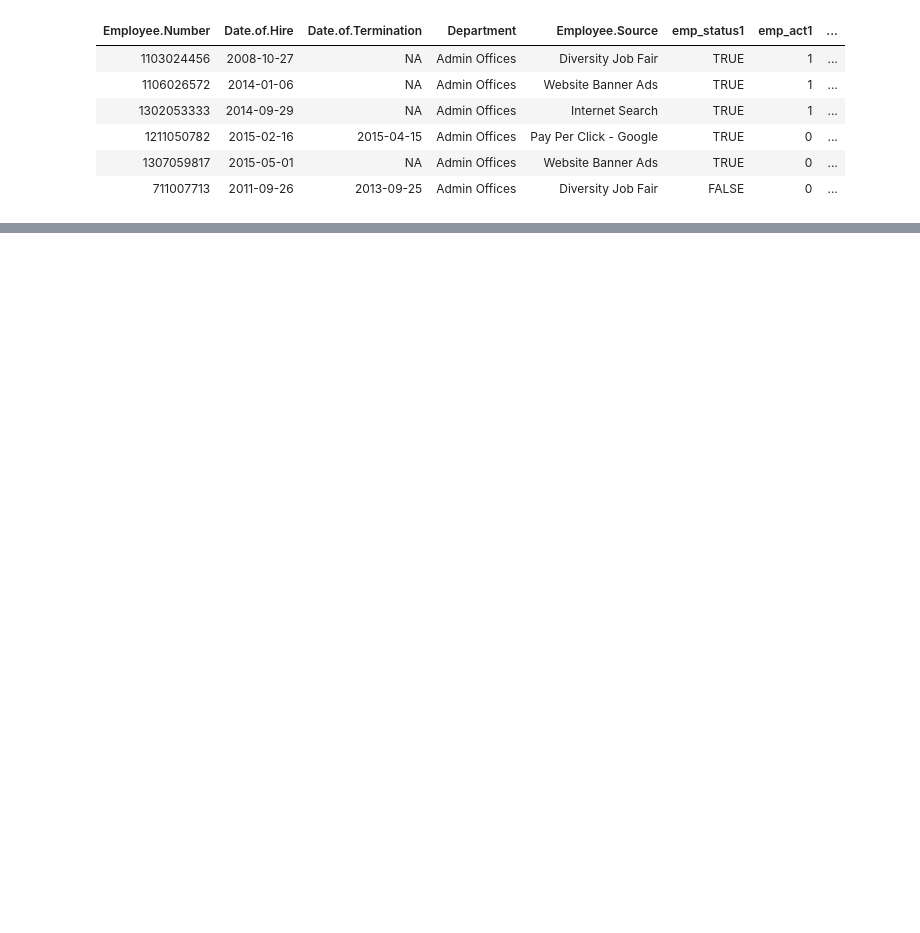
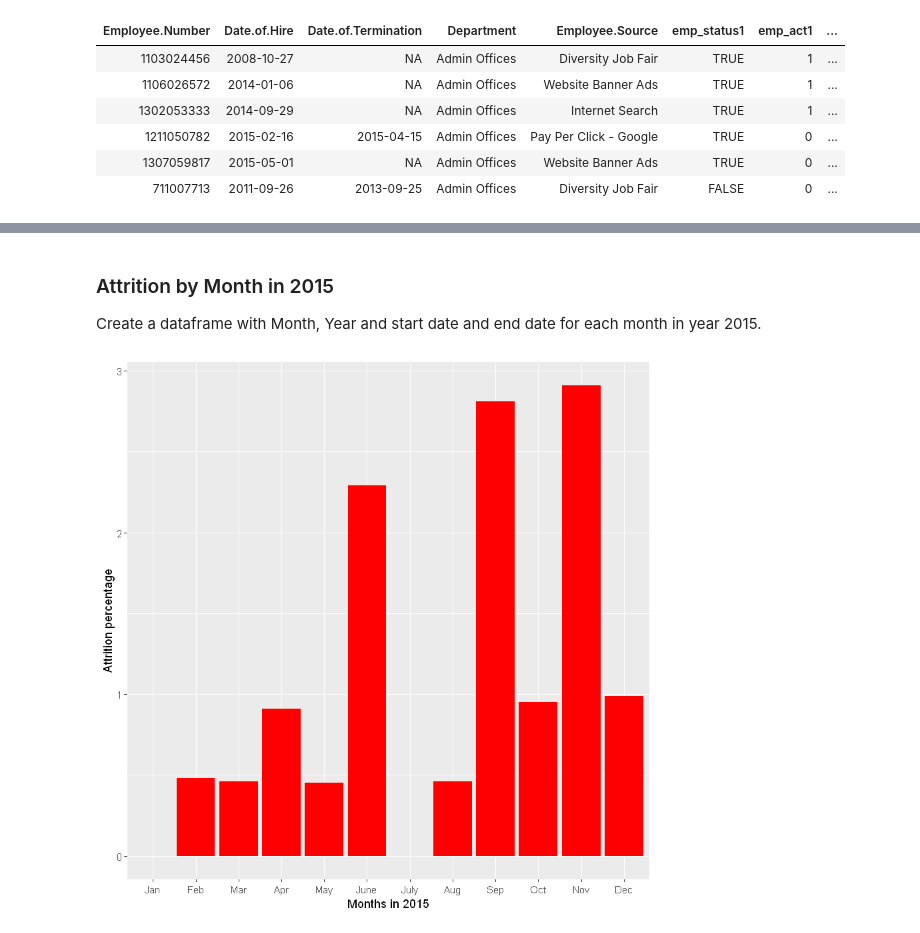
Before and after one commit to jyoti05iitd/projects-instructor-application-r, a Jupyter notebook: audition.ipynb, the cells around one changed output, grey strips where cells are left out. Saved outputs shown, nothing was run; the diff lists cells and outputs as text; code cells hidden in the pictures; blank space fills up the shorter version.

```diff
--- a/audition.ipynb
+++ b/audition.ipynb
@@ -225,0 +219,13 @@ ggplot(emp_data_EmpSource, aes(x=Employee.Source, y=att_perc)) +
+# %% [markdown]
+### Attrition by Month in 2015
+Create a dataframe with Month, Year and start date and end date for each month in year 2015.
+# %%
+month_2015 <- data.frame(
+                Month = c("Jan", "Feb", "Mar", "Apr", "May", "June", "July", "Aug", "Sep", "Oct", "Nov", "Dec"),
+                Year = 2015,
+                start_date =  as.Date(c("2015-01-01", "2015-02-01", "2015-03-01", "2015-04-01", "2015-05-01",
+                                       "2015-06-01", "2015-07-01", "2015-08-01", "2015-09-01", "2015-10-01",
+                                       "2015-11-01", "2015-12-01"), format = "%Y-%m-%d"),
+                end_date =  as.Date(c("2015-01-31", "2015-02-28", "2015-03-31", "2015-04-30", "2015-05-31",
+                                       "2015-06-30", "2015-07-31", "2015-08-31", "2015-09-30", "2015-10-31",
+                                       "2015-11-30", "2015-12-31"), format = "%Y-%m-%d"))
@@ -225,0 +268,16 @@ ggplot(emp_data_EmpSource, aes(x=Employee.Source, y=att_perc)) +
+# %%
+month_att <- month_2015 %>%
+    mutate(
+        emp_joined = end_c + emp_left_in_period - start_c,
+        av_emp = (start_c + end_c)/2,
+        att_perc = round(emp_left_in_period/av_emp*100, digits=2))
+# %%
+month_att2 <- month_att %>%
+    mutate(Month = fct_relevel(Month, "Jan", "Feb", "Mar", "Apr", "May", "June", "July", "Aug", "Sep", "Oct", "Nov", "Dec"))
+
+ggplot(month_att2, aes(x=Month, y=att_perc)) +
+    geom_col(fill="red") +
+    xlab("Months in 2015") +
+    ylab("Attrition percentage")
+# %% [output]
+[figure, added]
```
Also changed, not shown: parts of 9 cells of this notebook.
